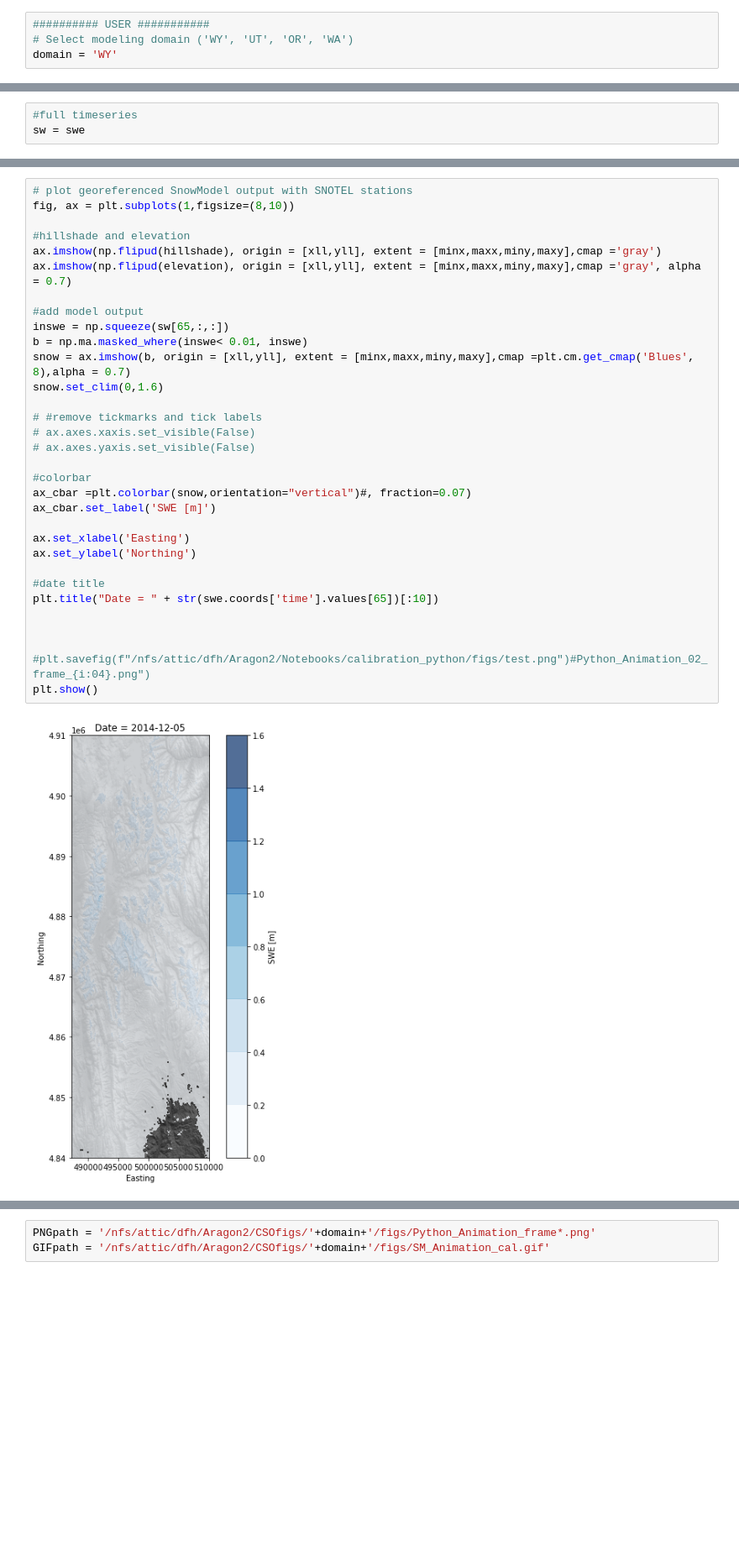
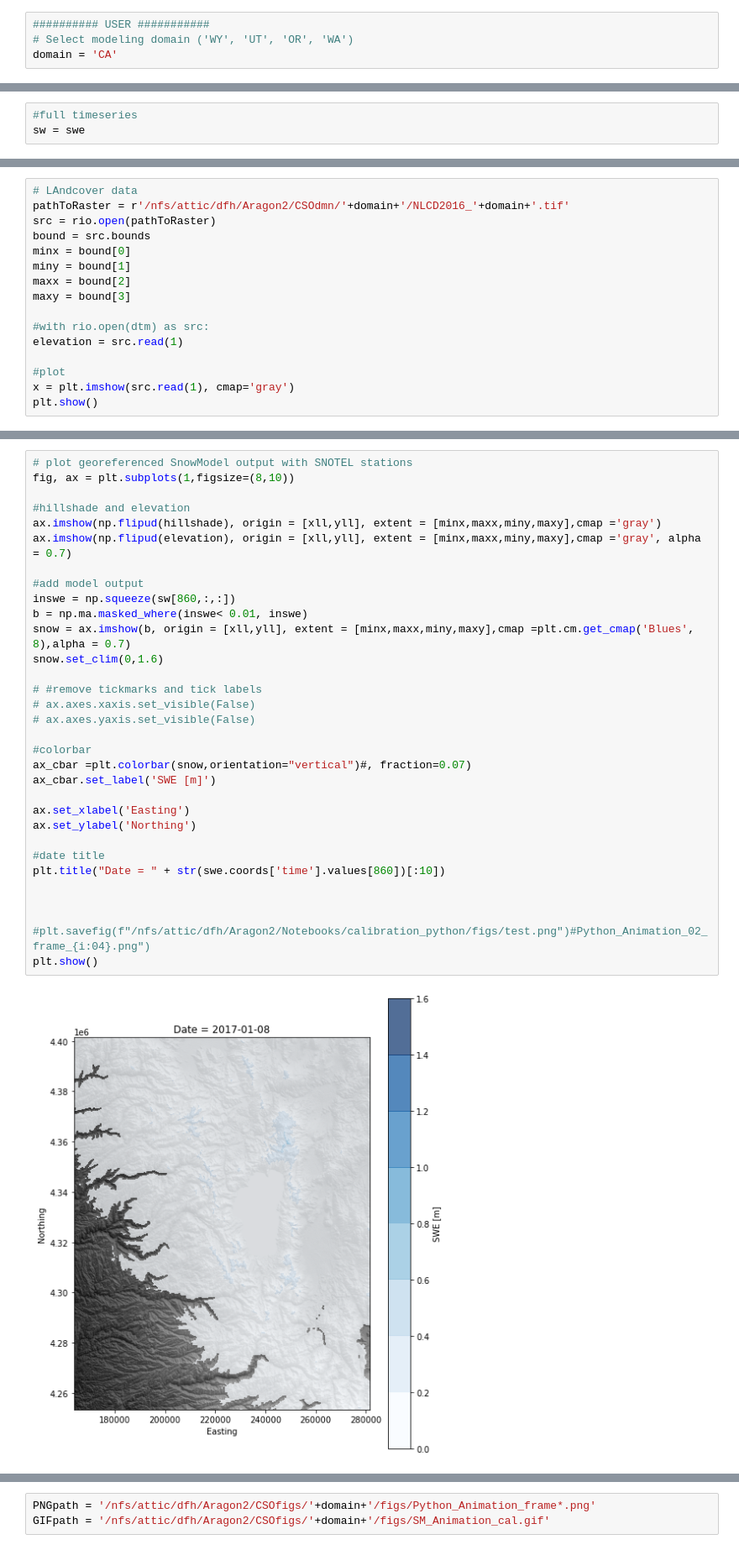
Before and after one commit to snowmodel-tools/postprocess_python, a Jupyter notebook: awszarr/SnowModel_animation.ipynb, the cells around one changed output, grey strips where cells are left out. Shown at 84% size. Cells and saved outputs as stored; diff of their text form; blank space fills up the shorter version.

```diff
--- a/awszarr/SnowModel_animation.ipynb
+++ b/awszarr/SnowModel_animation.ipynb
@@ -17,7 +17,7 @@ from datetime import datetime
 # %%
 ########## USER ###########
 # Select modeling domain ('WY', 'UT', 'OR', 'WA')
-domain = 'WY'
+domain = 'CA'
 # %%
 # Outfile path
 outpath = '/nfs/attic/dfh/Aragon2/CSOdata/'+domain+'/'
@@ -164,0 +159,16 @@ plt.show()
+# %%
+# LAndcover data
+pathToRaster = r'/nfs/attic/dfh/Aragon2/CSOdmn/'+domain+'/NLCD2016_'+domain+'.tif'
+src = rio.open(pathToRaster)
+bound = src.bounds
+minx = bound[0]
+miny = bound[1]
+maxx = bound[2]
+maxy = bound[3]
+
+#with rio.open(dtm) as src:
+elevation = src.read(1)
+
+#plot
+x = plt.imshow(src.read(1), cmap='gray')
+plt.show()
@@ -176,33 +378,33 @@ plt.show()
 # plot georeferenced SnowModel output with SNOTEL stations
 fig, ax = plt.subplots(1,figsize=(8,10))
 
 #hillshade and elevation
 ax.imshow(np.flipud(hillshade), origin = [xll,yll], extent = [minx,maxx,miny,maxy],cmap ='gray')
 ax.imshow(np.flipud(elevation), origin = [xll,yll], extent = [minx,maxx,miny,maxy],cmap ='gray', alpha = 0.7)
 
 #add model output
-inswe = np.squeeze(sw[65,:,:])
+inswe = np.squeeze(sw[860,:,:])
 b = np.ma.masked_where(inswe< 0.01, inswe)
 snow = ax.imshow(b, origin = [xll,yll], extent = [minx,maxx,miny,maxy],cmap =plt.cm.get_cmap('Blues', 8),alpha = 0.7)
 snow.set_clim(0,1.6)
 
 # #remove tickmarks and tick labels
 # ax.axes.xaxis.set_visible(False)
 # ax.axes.yaxis.set_visible(False)
 
 #colorbar
 ax_cbar =plt.colorbar(snow,orientation="vertical")#, fraction=0.07)
 ax_cbar.set_label('SWE [m]')
 
 ax.set_xlabel('Easting')
 ax.set_ylabel('Northing')
 
 #date title
-plt.title("Date = " + str(swe.coords['time'].values[65])[:10])
+plt.title("Date = " + str(swe.coords['time'].values[860])[:10])
 
 
 
 #plt.savefig(f"/nfs/attic/dfh/Aragon2/Notebooks/calibration_python/figs/test.png")#Python_Animation_02_frame_{i:04}.png")
 plt.show()
 # %% [output]
-[figure, old version]
+[figure, new version]
```
Also changed, not shown: parts of 30 cells of this notebook.
